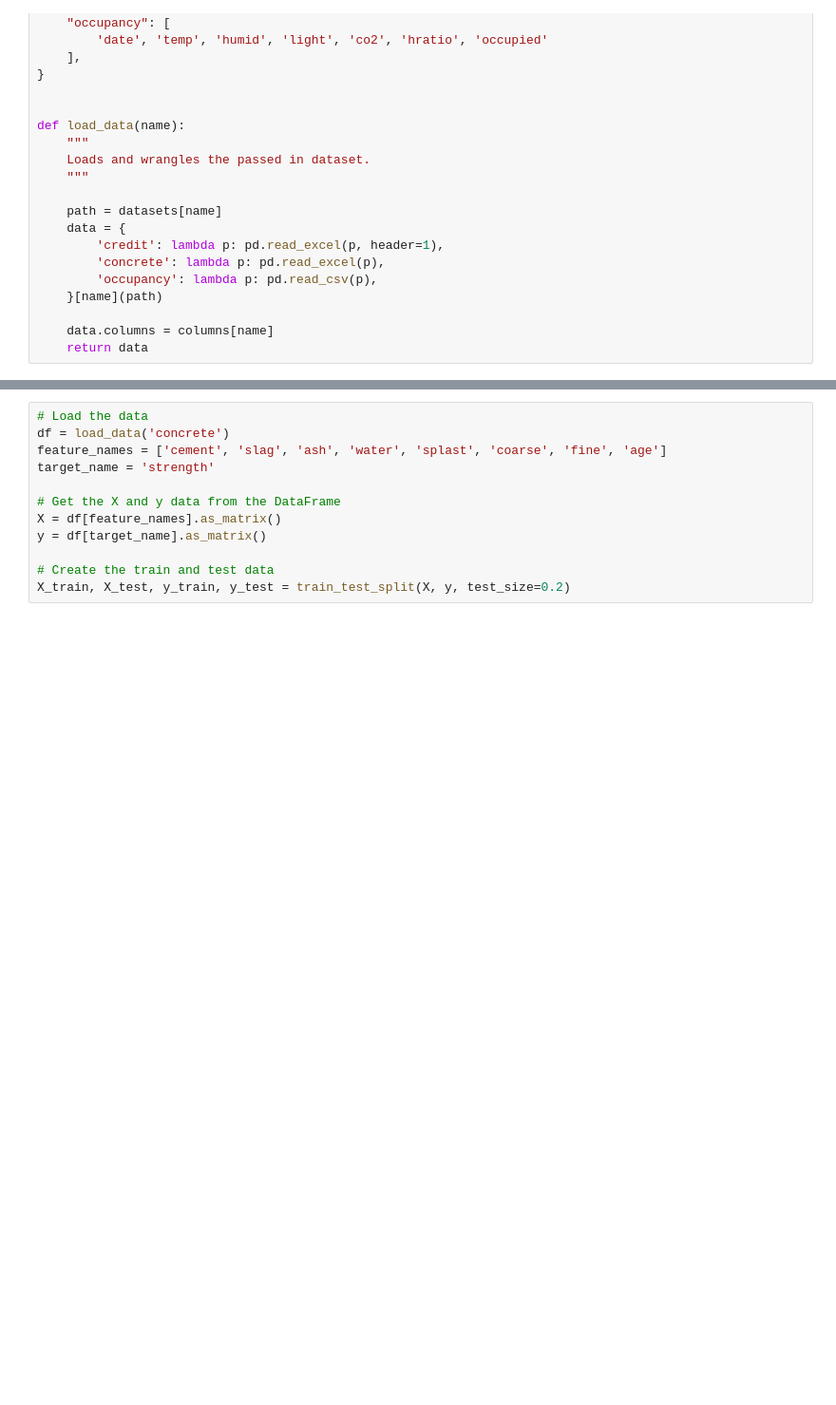
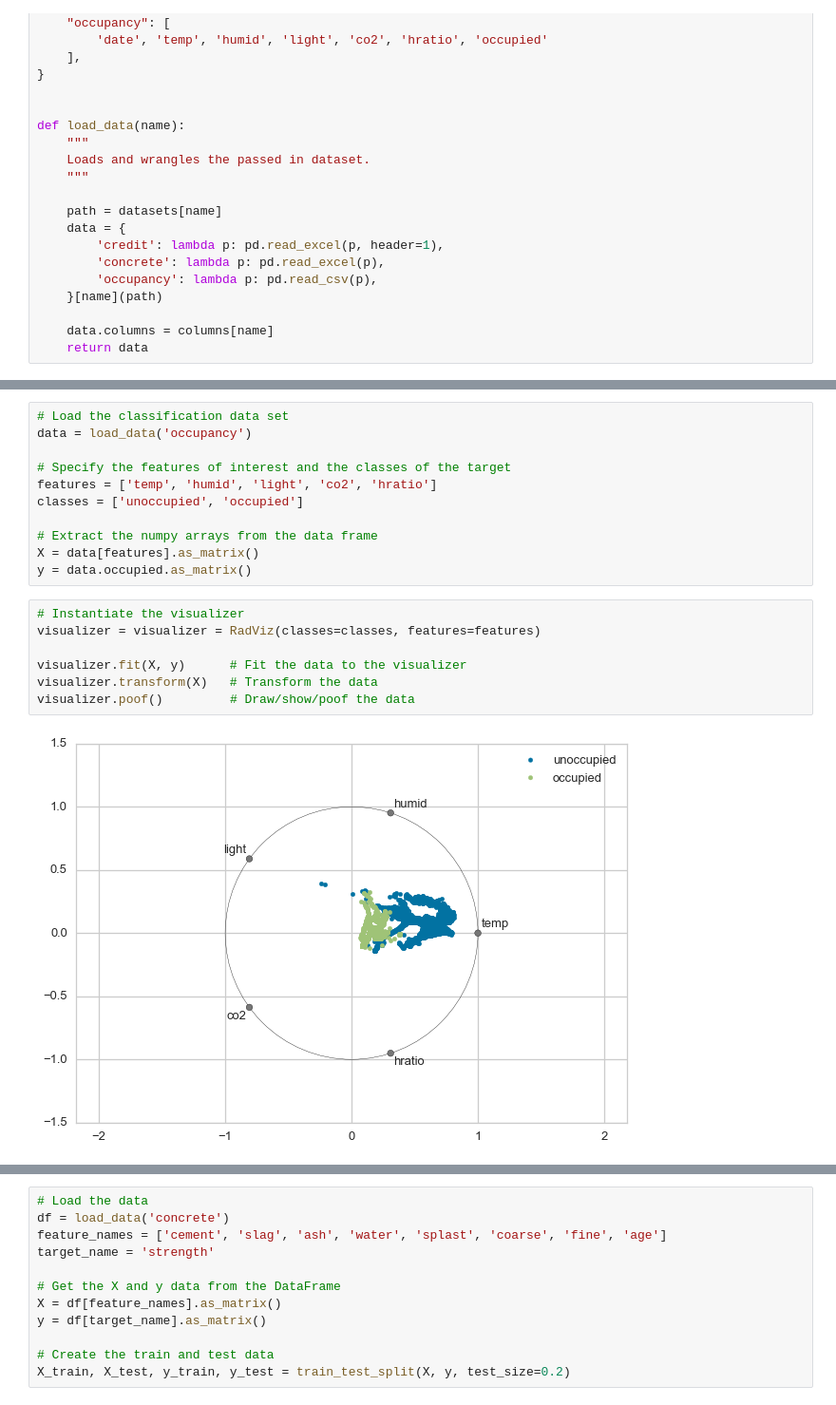
Before and after one commit to DistrictDataLabs/yellowbrick, a Jupyter notebook: examples/examples.ipynb, the cells around one changed output, grey strips where cells are left out. Shown at 95% size. Drawn from its saved outputs; the diff is of its cells as text; blank space fills up the shorter version.

```diff
--- a/examples/examples.ipynb
+++ b/examples/examples.ipynb
@@ -73,0 +131,20 @@ This example demonstrates a regression analysis with visual diagnostics for eval
+# %%
+# Load the classification data set
+data = load_data('occupancy')
+
+# Specify the features of interest and the classes of the target
+features = ['temp', 'humid', 'light', 'co2', 'hratio']
+classes = ['unoccupied', 'occupied']
+
+# Extract the numpy arrays from the data frame
+X = data[features].as_matrix()
+y = data.occupied.as_matrix()
+# %%
+# Instantiate the visualizer
+visualizer = visualizer = RadViz(classes=classes, features=features)
+
+visualizer.fit(X, y)      # Fit the data to the visualizer
+visualizer.transform(X)   # Transform the data
+visualizer.poof()         # Draw/show/poof the data
+# %% [output]
+[figure, added]
```
Also changed, not shown: parts of 31 cells of this notebook, 6 other files.
